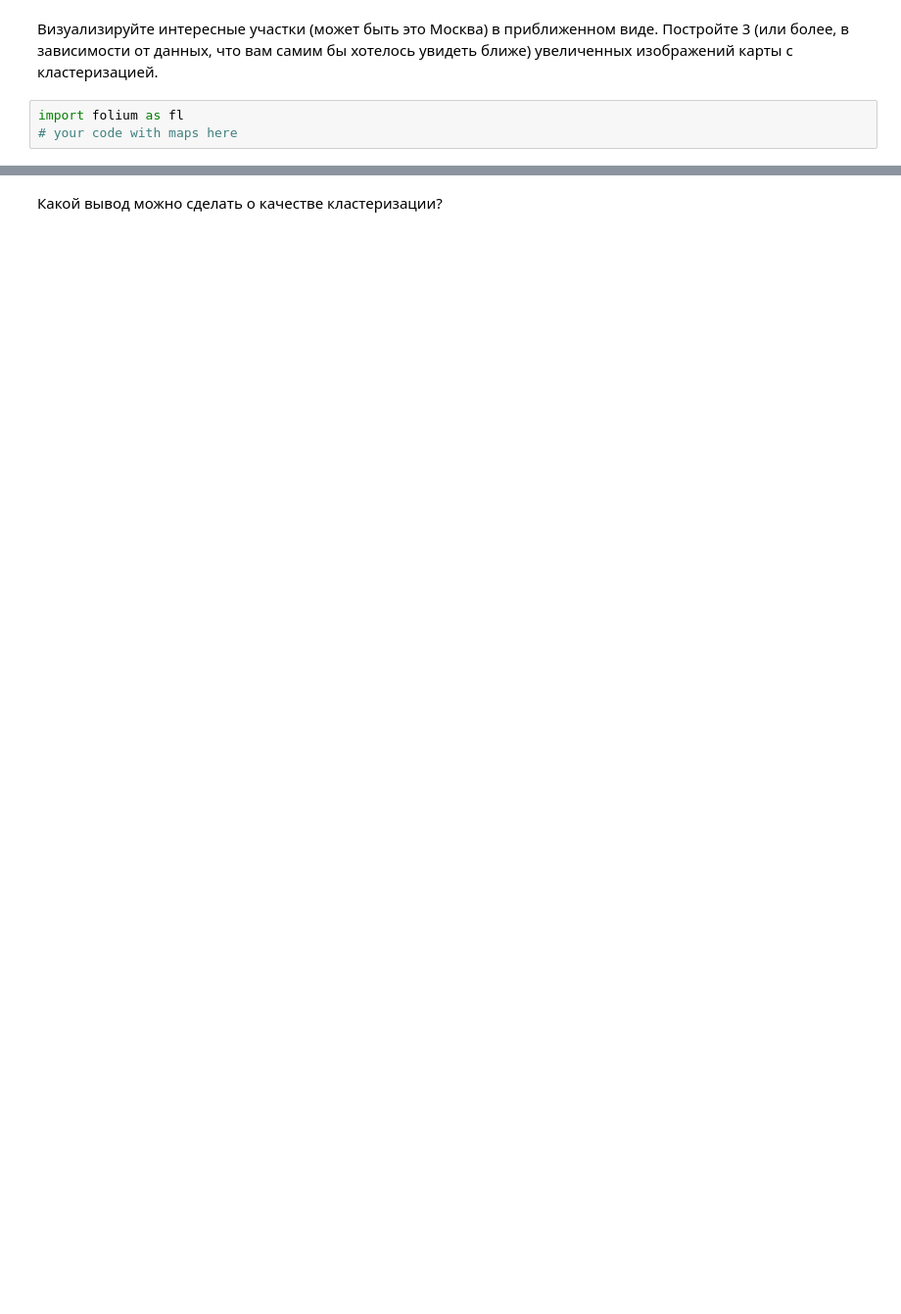
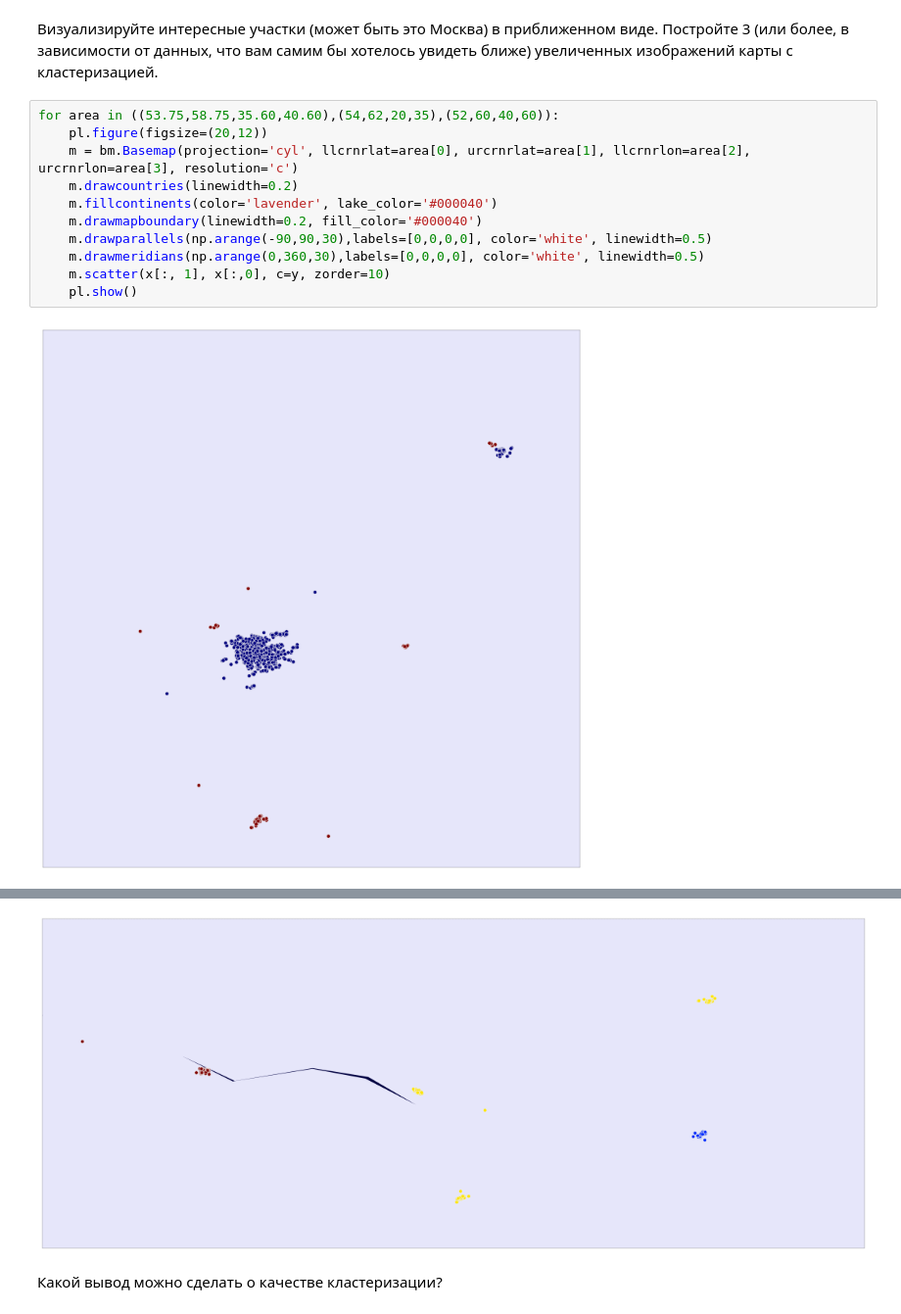
Before and after one commit to aitap/sphere-dm1-homework, a Jupyter notebook: hw2-clusters/krylov.ipynb, the cells around one changed output, grey strips where cells are left out. Shown at 98% size. Cells and saved outputs as stored; diff of their text form; blank space fills up the shorter version.

```diff
--- a/hw2-clusters/krylov.ipynb
+++ b/hw2-clusters/krylov.ipynb
@@ -254,5 +278,15 @@ pl.show()
 # %% [markdown]
 Визуализируйте интересные участки (может быть это Москва) в приближенном виде. Постройте 3 (или более, в зависимости от данных, что вам самим бы хотелось увидеть ближе) увеличенных изображений карты с кластеризацией.
-# %%
-import folium as fl
-# your code with maps here
+# %%
+for area in ((53.75,58.75,35.60,40.60),(54,62,20,35),(52,60,40,60)):
+    pl.figure(figsize=(20,12))
+    m = bm.Basemap(projection='cyl', llcrnrlat=area[0], urcrnrlat=area[1], llcrnrlon=area[2], urcrnrlon=area[3], resolution='c')
+    m.drawcountries(linewidth=0.2)
+    m.fillcontinents(color='lavender', lake_color='#000040')
+    m.drawmapboundary(linewidth=0.2, fill_color='#000040')
+    m.drawparallels(np.arange(-90,90,30),labels=[0,0,0,0], color='white', linewidth=0.5)
+    m.drawmeridians(np.arange(0,360,30),labels=[0,0,0,0], color='white', linewidth=0.5)
+    m.scatter(x[:, 1], x[:,0], c=y, zorder=10)
+    pl.show()
+# %% [output]
+[figure, added]
@@ -259,2 +294,3 @@ import folium as fl
+[figure, added]
 # %% [markdown]
 Какой вывод можно сделать о качестве кластеризации?
```
Also changed, not shown: parts of 9 cells of this notebook.
